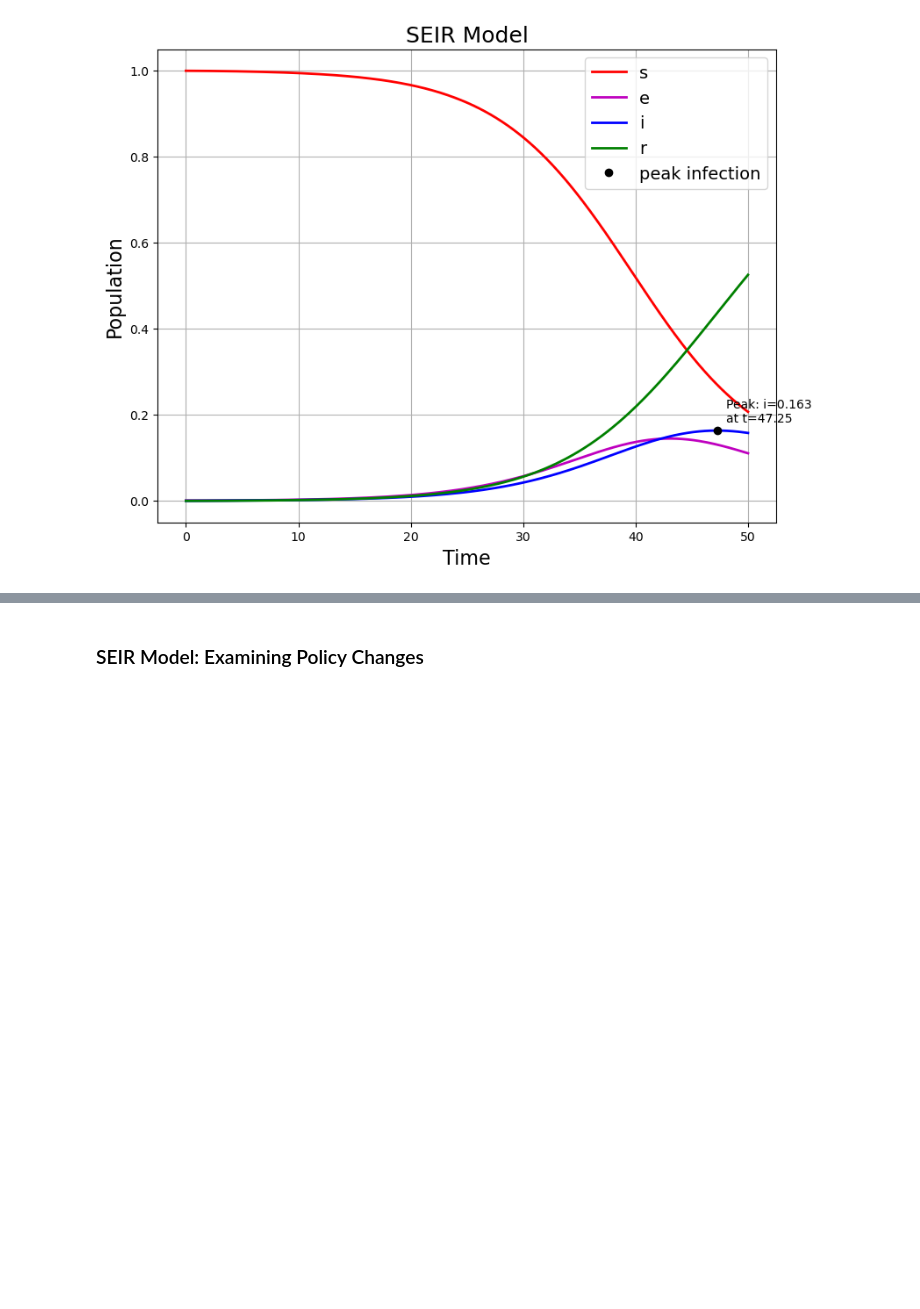
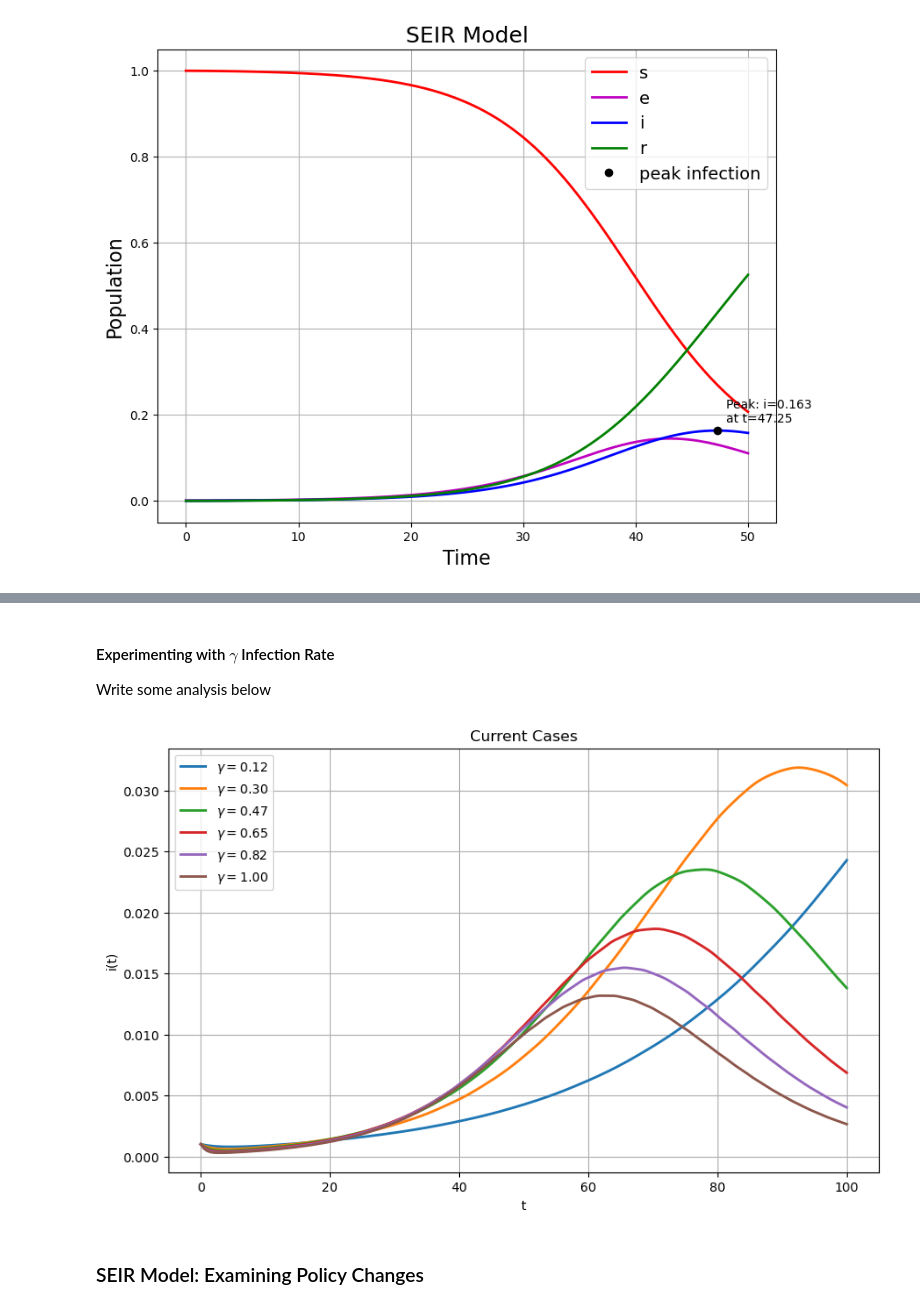
Before and after one commit to carlykiang/apma4300-disease-modeling, a Jupyter notebook: project.ipynb, the cells around one changed output, grey strips where cells are left out. Saved outputs shown, nothing was run; the diff lists cells and outputs as text; code cells hidden in the pictures; blank space fills up the shorter version.

```diff
--- a/project.ipynb
+++ b/project.ipynb
@@ -274,3 +468,56 @@ One way we can use the SEIR model to explore disease spread is seeing how differ
+# %% [markdown]
+#### Experimenting with $\gamma$ Infection Rate
+Write some analysis below
+# %%
+# parameters
+
+gamma_vals = numpy.linspace(1/8, 1, 6)       # infectious period ~4 days
+sigma = 1/5.2       # latent period ~5.2 days
+
+R0 = 1.6   # like range(1.6, 3.0, length=6)
+
+# initial conditions (scaled to sum to 1)
+s0 = 0.999
+e0 = 0.0
+i0 = 0.001
+r0 = 0.0
+u0 = numpy.array([s0, e0, i0, r0])
+
+t_span = (0, 100)
+t_eval = numpy.arange(0, 100.1, 0.5)
+
+# solve for each R0
+
+solutions = []
+infecteds = []
+
+for g in gamma_vals:
+    sol = solve_ivp(
+        F, t_span, u0, t_eval=t_eval,
+        args=(g, R0, sigma),
+        method='RK45'
+    )
+    solutions.append(sol)
+    infecteds.append(sol.y[2])  # i(t) = third component
+
+# plotting
+plt.figure(figsize=(10,6))
+
+for g, i_curve in zip(gamma_vals, infecteds):
+    plt.plot(t_eval, i_curve, linewidth=2, label=fr"$\gamma = {g:.2f}$")
+
+plt.xlabel("t")
+plt.ylabel("i(t)")
+plt.title("Current Cases")
+plt.legend(loc="upper left")
+plt.grid(True)
+plt.show()
+
+
+# code adapted from section 44.4.1 of https://julia.quantecon.org/continuous_time/seir_model.html
+# The sampled code was written in Julia
+# %% [output]
+[figure, added]
 # %% [markdown]
 ### SEIR Model: Examining Policy Changes
 # %% [markdown]
```
Also changed, not shown: parts of 7 cells of this notebook.
